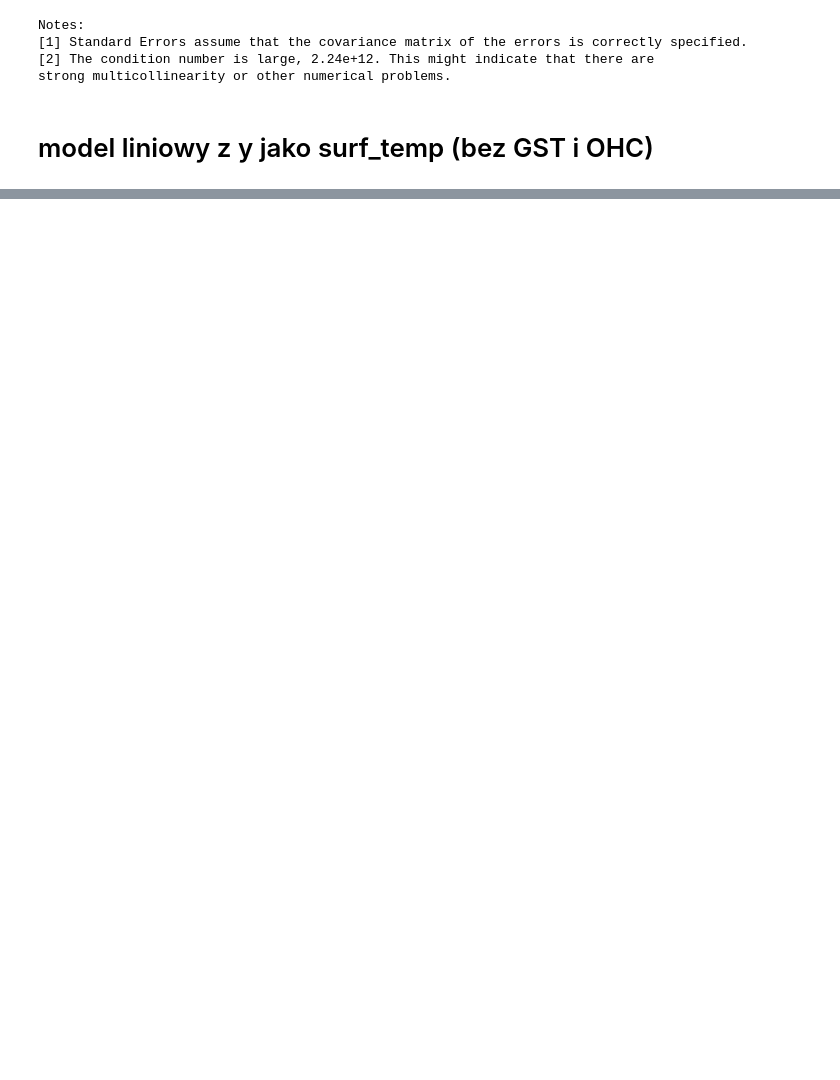
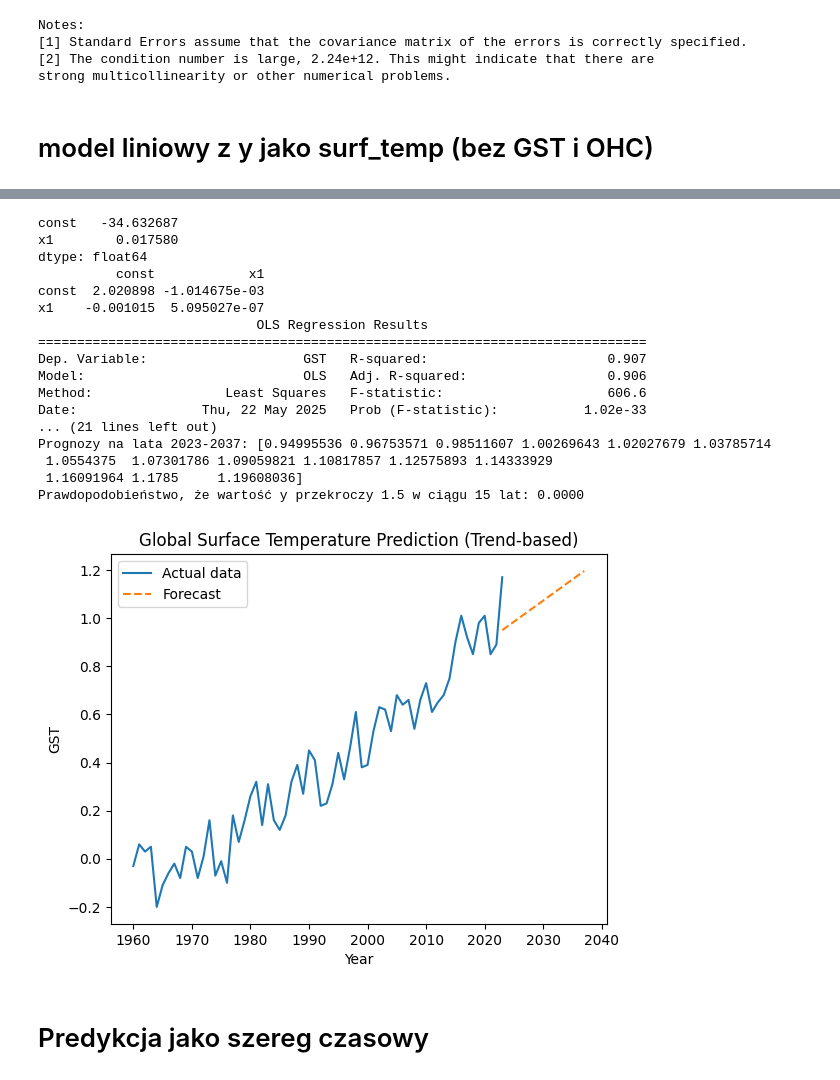
Before and after one commit to Joanna-Maslankiewicz/Analityka-Gospodarcza-sem2, a Jupyter notebook: Python/Projekt/projekt.ipynb, the cells around one changed output, grey strips where cells are left out. Saved outputs shown, nothing was run; the diff lists cells and outputs as text; code cells hidden in the pictures; blank space fills up the shorter version.

```diff
--- a/Python/Projekt/projekt.ipynb
+++ b/Python/Projekt/projekt.ipynb
@@ -166,0 +200,60 @@ strong multicollinearity or other numerical problems.
+# %%
+X_yr = np.array(data.index).reshape(-1, 1)  # Lata jako zmienna niezależna
+X_yr = sm.add_constant(X_yr)  # Dodanie stałej (intercept) do modelu
+
+# Tworzymy model OLS dla samego trendu zmiennej 'y' (np. 'GST')
+model = sm.OLS(y, X_yr).fit()
+
+# Wyświetlamy parametry modelu
+print(model.params)
+print(model.cov_params())  # Macierz kowariancji oszacowanych parametrów
+print(model.summary())
+
+# Przygotowanie danych do prognozy
+# Stwórzmy dane na 15 przyszłych lat
+years_to_predict = np.array([2023 + i for i in range(1, 16)]).reshape(-1, 1)  # Lata na 15 kolejnych lat
+years_to_predict_const = sm.add_constant(years_to_predict)  # Dodanie stałej (intercept) do nowych lat
+
+# Przewidywanie wartości 'y' na 15 lat na podstawie samego trendu
+predictions = model.predict(years_to_predict_const)
+print("Prognozy na lata 2023-2037:", predictions)
+
+# Obliczanie prawdopodobieństwa, że y > 1.5 w ciągu 15 lat
+threshold = 1.5
+# Błąd standardowy przewidywanych wartości na podstawie macierzy kowariancji
+std_errors = np.sqrt(np.diag(model.cov_params()))  # Błąd standardowy dla prognozowanych wartości
+
+# Prawdopodobieństwo, że y > 1.5
+probability = 1 - stats.norm.cdf(threshold, loc=predictions[-1], scale=std_errors[-1])  # P(y > 1.5)
+
+print(f'Prawdopodobieństwo, że wartość y przekroczy 1.5 w ciągu 15 lat: {probability:.4f}')
+
+# Wizualizacja wyników
+plt.plot(data.index, y, label='Actual data')
+plt.plot(range(2023, 2038), predictions, label='Forecast', linestyle='--')
+plt.xlabel('Year')
+plt.ylabel('GST')
+plt.title('Global Surface Temperature Prediction (Trend-based)')
+plt.legend()
+plt.show()
+# %% [output]
+const   -34.632687
+x1        0.017580
+dtype: float64
+          const            x1
+const  2.020898 -1.014675e-03
+x1    -0.001015  5.095027e-07
+                            OLS Regression Results
+==============================================================================
+Dep. Variable:                    GST   R-squared:                       0.907
+Model:                            OLS   Adj. R-squared:                  0.906
+Method:                 Least Squares   F-statistic:                     606.6
+Date:                Thu, 22 May 2025   Prob (F-statistic):           1.02e-33
+... (21 lines left out)
+Prognozy na lata 2023-2037: [0.94995536 0.96753571 0.98511607 1.00269643 1.02027679 1.03785714
+ 1.0554375  1.07301786 1.09059821 1.10817857 1.12575893 1.14333929
+ 1.16091964 1.1785     1.19608036]
+Prawdopodobieństwo, że wartość y przekroczy 1.5 w ciągu 15 lat: 0.0000
+[figure, added]
+# %% [markdown]
+# Predykcja jako szereg czasowy
```
Also changed, not shown: parts of 10 cells of this notebook.
